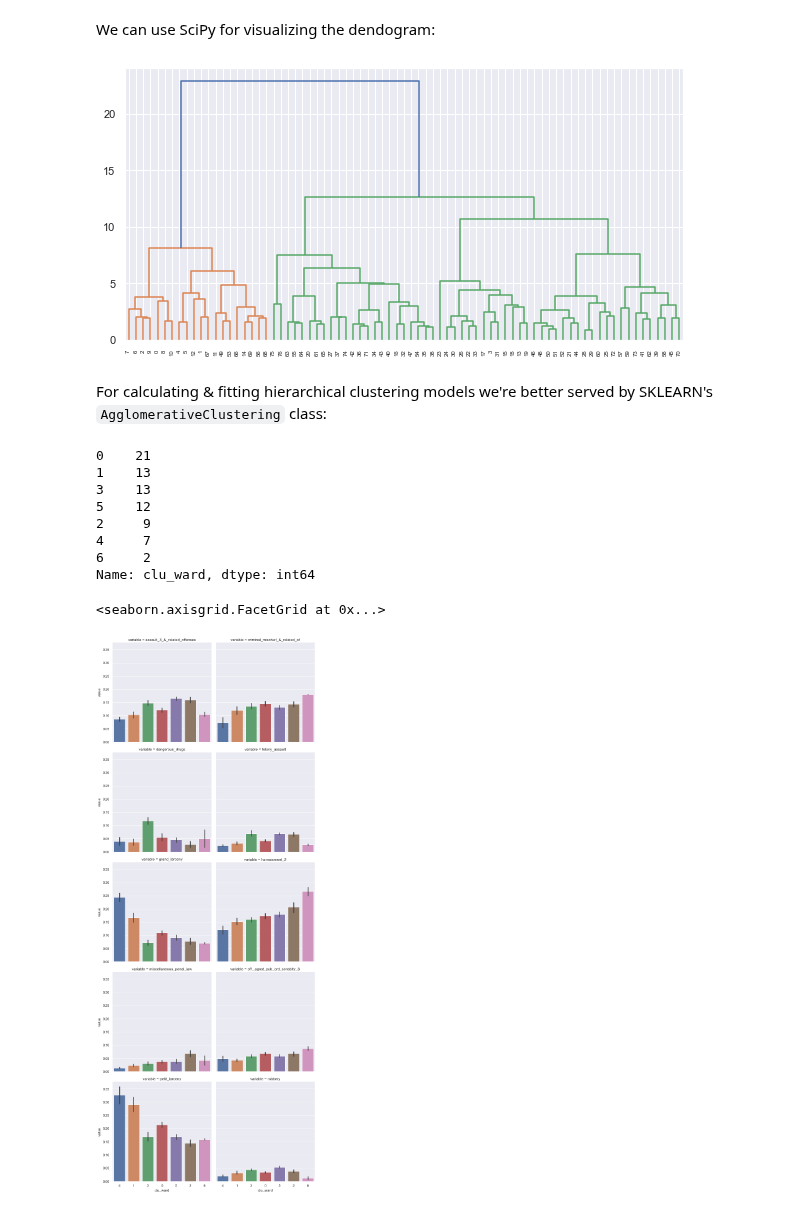
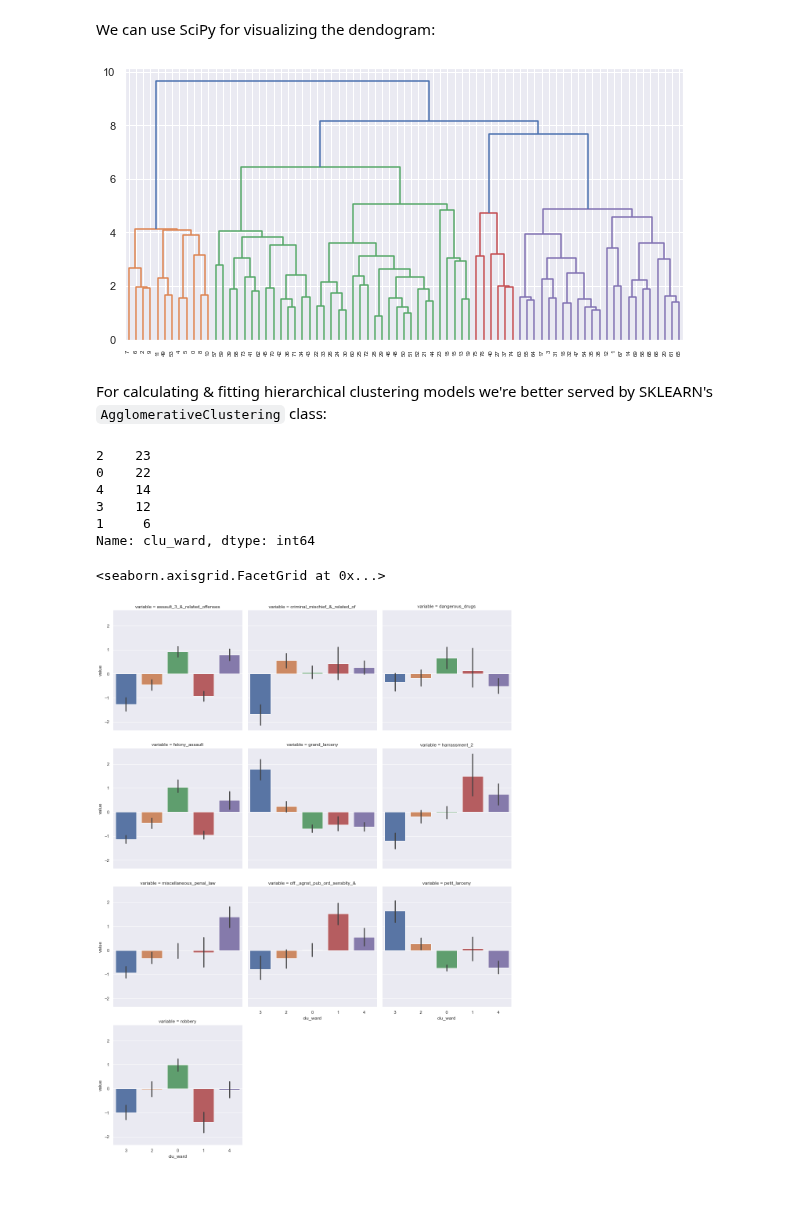
Before and after one commit to pedroteche-ih/DAFT_MEX_202209, a Jupyter notebook: Agglomerative Clustering.ipynb, the cells around one changed output. Cells and saved outputs as stored; diff of their text form; code cells hidden in the pictures.

```diff
--- a/Agglomerative Clustering.ipynb
+++ b/Agglomerative Clustering.ipynb
@@ -67,32 +67,30 @@ from scipy.cluster.hierarchy import dendrogram, linkage
 We can use SciPy for visualizing the dendogram:
 # %%
 fig = plt.figure(figsize = (10, 5))
-census_dendogram = dendrogram(linkage(tb_sca_nypd, method = 'ward'))
+census_dendogram = dendrogram(linkage(tb_sca_nypd, method = 'complete'))
 # %% [output]
-[figure, old version]
+[figure, new version]
 # %% [markdown]
 For calculating & fitting hierarchical clustering models we're better served by SKLEARN's `AgglomerativeClustering` class:
 # %%
 from sklearn.cluster import AgglomerativeClustering
 # %%
-hc_fit = AgglomerativeClustering(n_clusters = 7, affinity='euclidean', linkage='ward')
+hc_fit = AgglomerativeClustering(n_clusters = 5, affinity='euclidean', linkage='complete')
 hc_fit.fit(tb_sca_nypd)
-tb_nypd['clu_ward'] = [str(x) for x in hc_fit.labels_]
+tb_sca_nypd['clu_ward'] = [str(x) for x in hc_fit.labels_]
 # %%
-tb_nypd_melt = tb_nypd.melt(id_vars = ['ADDR_PCT_CD', 'clu_ward'])
+tb_nypd_melt = tb_sca_nypd.melt(id_vars = ['clu_ward'])
 # %%
-tb_nypd['clu_ward'].value_counts()
+tb_sca_nypd['clu_ward'].value_counts()
 # %% [output]
-0    21
-1    13
-3    13
-5    12
-2     9
-4     7
-6     2
+2    23
+0    22
+4    14
+3    12
+1     6
 Name: clu_ward, dtype: int64
 # %%
-sns.catplot(data = tb_nypd_melt, x = 'clu_ward', y = 'value', col= 'variable', kind = 'bar', col_wrap = 2)
+sns.catplot(data = tb_nypd_melt, x = 'clu_ward', y = 'value', col= 'variable', kind = 'bar', col_wrap = 3)
 # %% [output]
 <seaborn.axisgrid.FacetGrid at 0x...>
-[figure, old version]
+[figure, new version]
```
